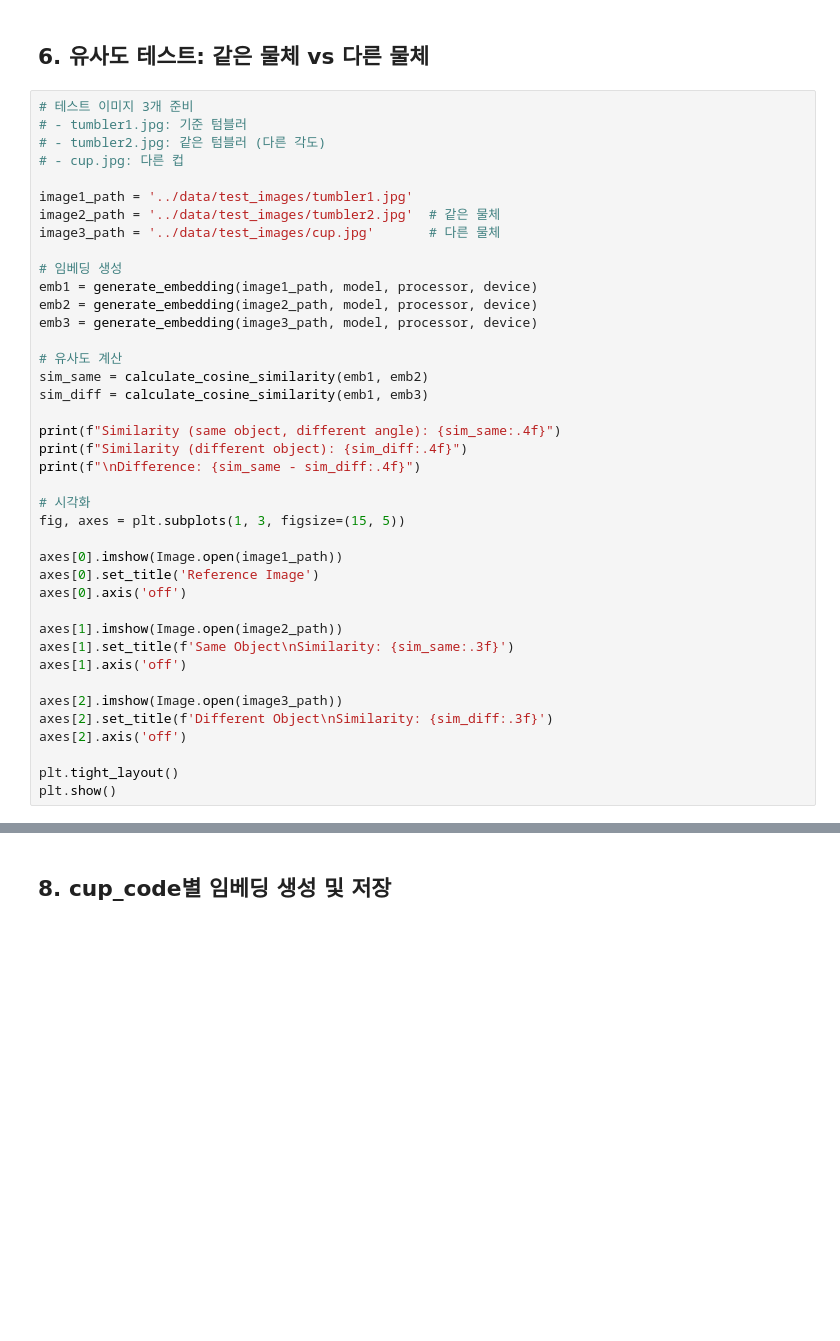
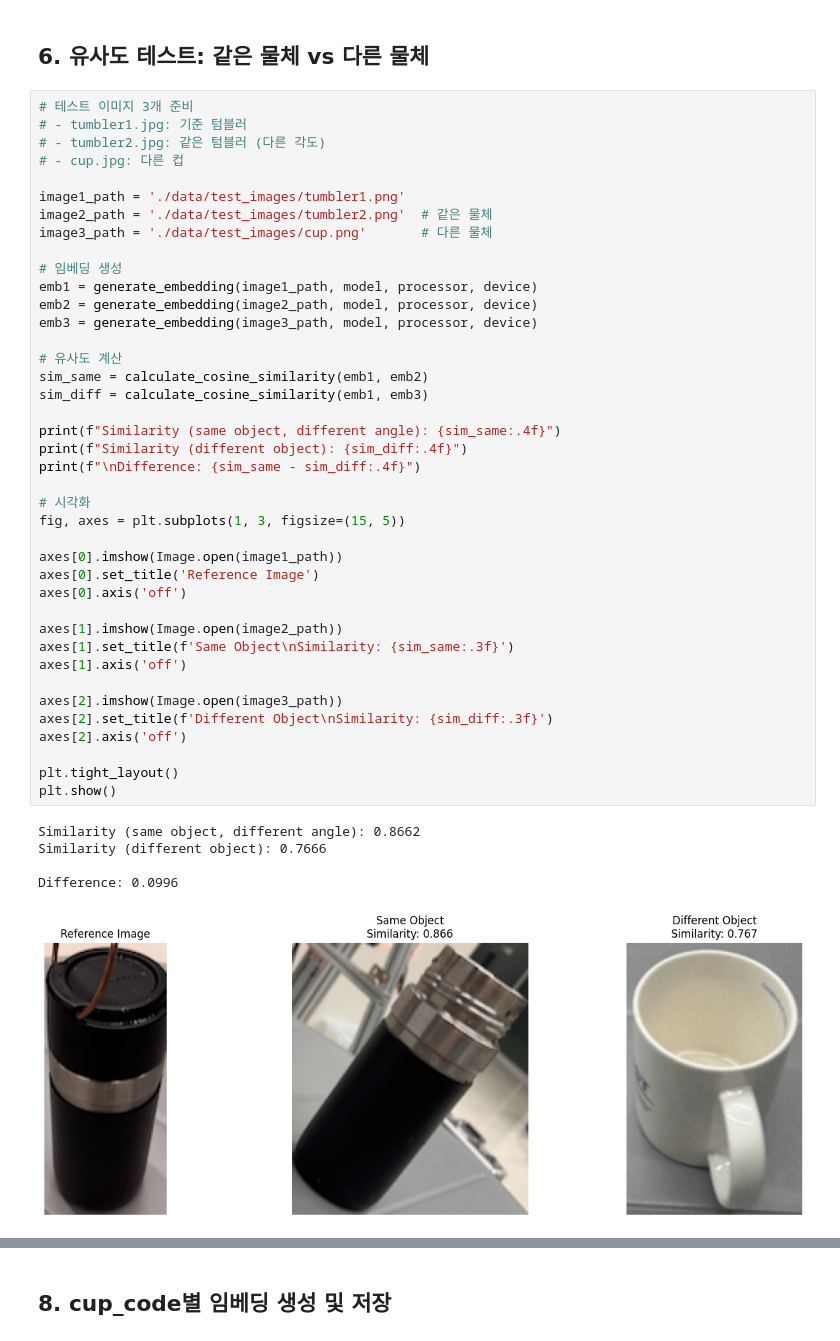
Before and after one commit to muchwater/zero-factory, a Jupyter notebook: ai-server/notebooks/02_embedding_generator.ipynb, the cells around one changed output, grey strips where cells are left out. Saved outputs shown, nothing was run; the diff lists cells and outputs as text; blank space fills up the shorter version.

```diff
--- a/ai-server/notebooks/02_embedding_generator.ipynb
+++ b/ai-server/notebooks/02_embedding_generator.ipynb
@@ -186,40 +256,46 @@ plt.show()
 # - tumbler2.jpg: 같은 텀블러 (다른 각도)
 # - cup.jpg: 다른 컵
 
-image1_path = '../data/test_images/tumbler1.jpg'
-image2_path = '../data/test_images/tumbler2.jpg'  # 같은 물체
-image3_path = '../data/test_images/cup.jpg'       # 다른 물체
+image1_path = './data/test_images/tumbler1.png'
+image2_path = './data/test_images/tumbler2.png'  # 같은 물체
+image3_path = './data/test_images/cup.png'       # 다른 물체
 
 # 임베딩 생성
 emb1 = generate_embedding(image1_path, model, processor, device)
 emb2 = generate_embedding(image2_path, model, processor, device)
 emb3 = generate_embedding(image3_path, model, processor, device)
 
 # 유사도 계산
 sim_same = calculate_cosine_similarity(emb1, emb2)
 sim_diff = calculate_cosine_similarity(emb1, emb3)
 
 print(f"Similarity (same object, different angle): {sim_same:.4f}")
 print(f"Similarity (different object): {sim_diff:.4f}")
 print(f"\nDifference: {sim_same - sim_diff:.4f}")
 
 # 시각화
 fig, axes = plt.subplots(1, 3, figsize=(15, 5))
 
 axes[0].imshow(Image.open(image1_path))
 axes[0].set_title('Reference Image')
 axes[0].axis('off')
 
 axes[1].imshow(Image.open(image2_path))
 axes[1].set_title(f'Same Object\nSimilarity: {sim_same:.3f}')
 axes[1].axis('off')
 
 axes[2].imshow(Image.open(image3_path))
 axes[2].set_title(f'Different Object\nSimilarity: {sim_diff:.3f}')
 axes[2].axis('off')
 
 plt.tight_layout()
 plt.show()
+# %% [output]
+Similarity (same object, different angle): 0.8662
+Similarity (different object): 0.7666
+
+Difference: 0.0996
+[figure, added]
 # %% [markdown]
 ## 7. 데이터셋에서 cup_code별 임베딩 생성
 
```
Also changed, not shown: parts of 17 cells of this notebook, 7 other files.
